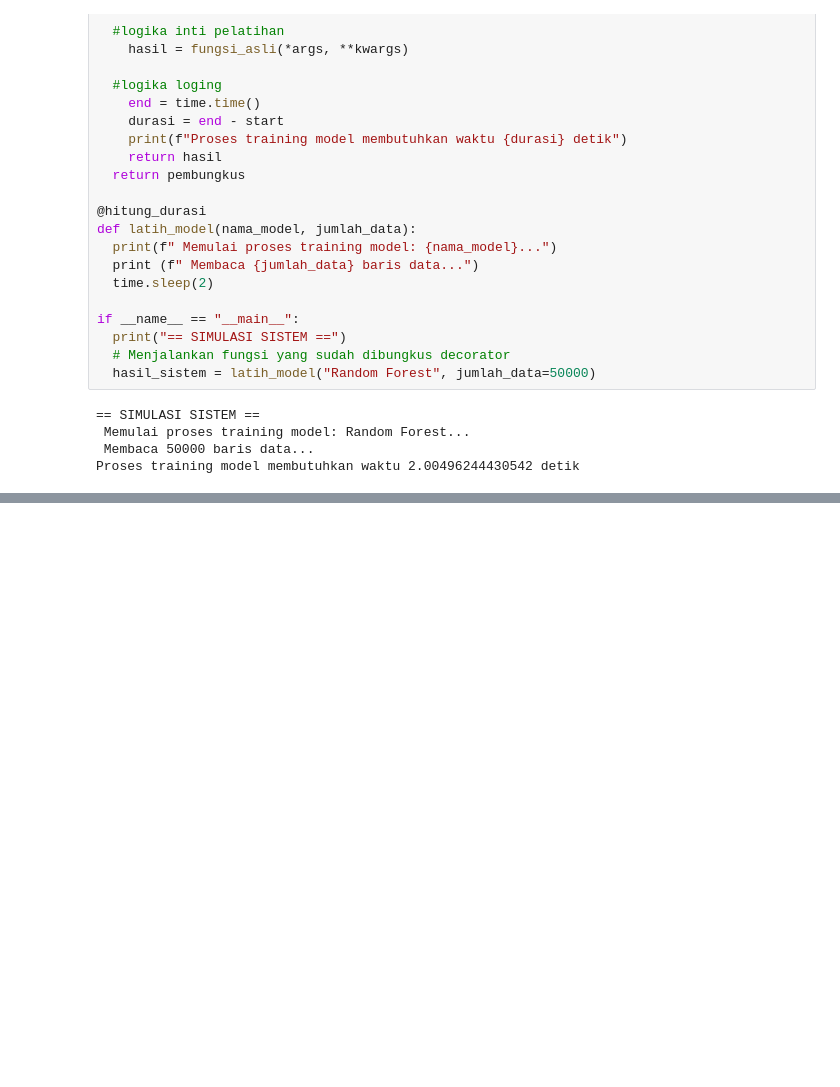
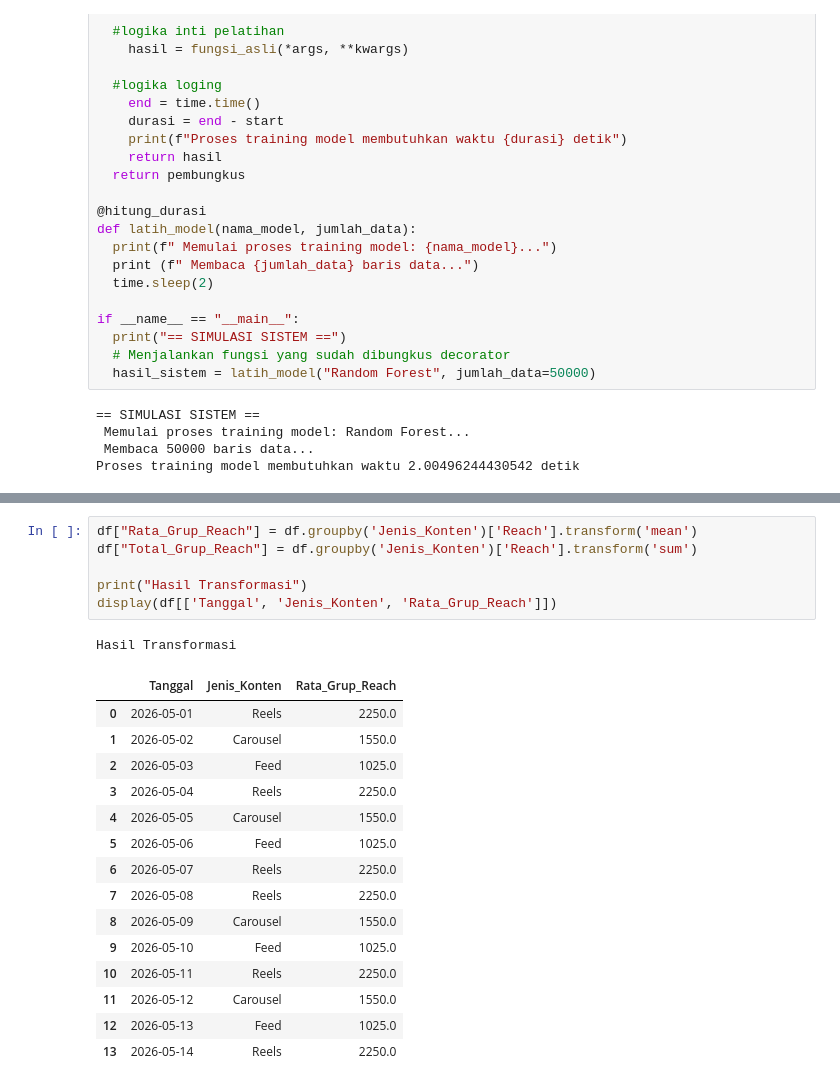
Before and after one commit to Karelptrp/source-code-smt2, a Jupyter notebook: matkul pak bisrul.ipynb, the cells around one changed output, grey strips where cells are left out. Saved outputs shown, nothing was run; the diff lists cells and outputs as text; blank space fills up the shorter version.

```diff
--- a/matkul pak bisrul.ipynb
+++ b/matkul pak bisrul.ipynb
@@ -1207,0 +1336,23 @@ Proses training model membutuhkan waktu 2.00496244430542 detik
+# %%
+df["Rata_Grup_Reach"] = df.groupby('Jenis_Konten')['Reach'].transform('mean')
+df["Total_Grup_Reach"] = df.groupby('Jenis_Konten')['Reach'].transform('sum')
+
+print("Hasil Transformasi")
+display(df[['Tanggal', 'Jenis_Konten', 'Rata_Grup_Reach']])
+# %% [output]
+Hasil Transformasi
+|  | Tanggal | Jenis_Konten | Rata_Grup_Reach |
+| 0 | 2026-05-01 | Reels | 2250.0 |
+| 1 | 2026-05-02 | Carousel | 1550.0 |
+| 2 | 2026-05-03 | Feed | 1025.0 |
+| 3 | 2026-05-04 | Reels | 2250.0 |
+| 4 | 2026-05-05 | Carousel | 1550.0 |
+| 5 | 2026-05-06 | Feed | 1025.0 |
+| 6 | 2026-05-07 | Reels | 2250.0 |
+| 7 | 2026-05-08 | Reels | 2250.0 |
+| 8 | 2026-05-09 | Carousel | 1550.0 |
+| 9 | 2026-05-10 | Feed | 1025.0 |
+| 10 | 2026-05-11 | Reels | 2250.0 |
+| 11 | 2026-05-12 | Carousel | 1550.0 |
+| 12 | 2026-05-13 | Feed | 1025.0 |
+| 13 | 2026-05-14 | Reels | 2250.0 |
```
Also changed, not shown: parts of 8 cells of this notebook.
